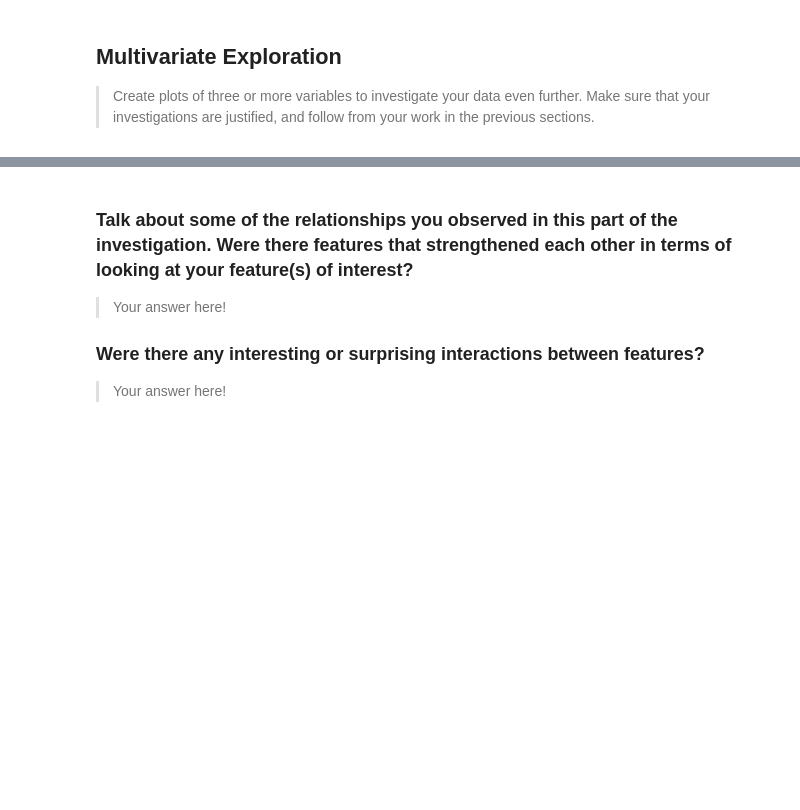
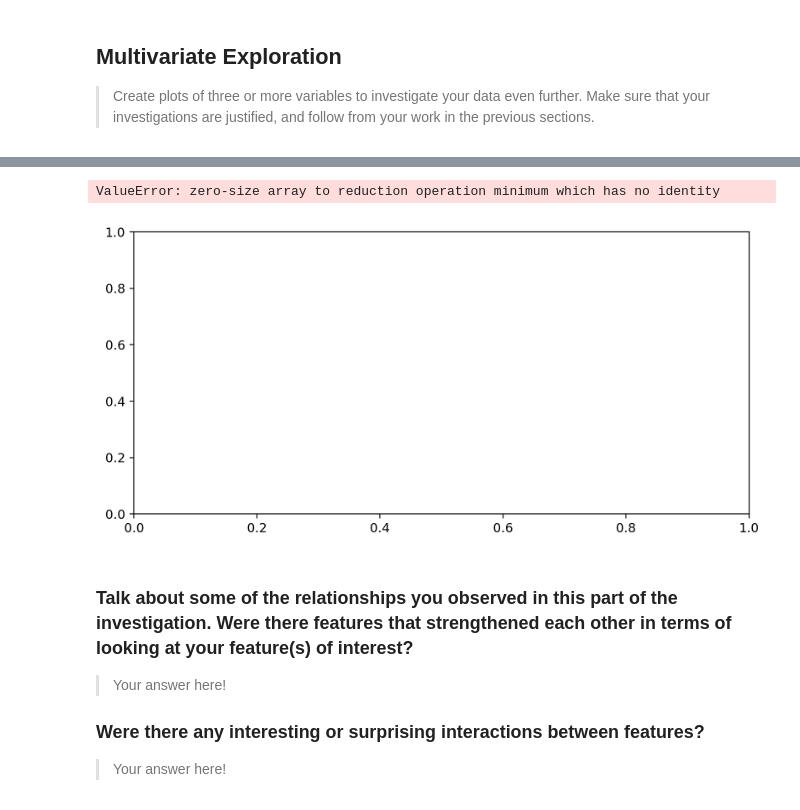
Before and after one commit to brk-a/alx-t-data-analyst, a Jupyter notebook: 0x02-project_3_visualise_data/Part_I_exploration_template.ipynb, the cells around one changed output, grey strips where cells are left out. Cells and saved outputs as stored; diff of their text form; code cells hidden in the pictures; blank space fills up the shorter version.

```diff
--- a/0x02-project_3_visualise_data/Part_I_exploration_template.ipynb
+++ b/0x02-project_3_visualise_data/Part_I_exploration_template.ipynb
@@ -982,0 +1022,10 @@ your work in the previous sections.
+# %%
+#df to use for viz
+income = list(df['IncomeRange'])
+employed = list(df['EmploymentStatus'])
+homeowner = list(df['IsBorrowerHomeowner'])
+rate= list(df['BorrowerRate'])
+
+corr_df = pd.DataFrame(data=[income, employed, homeowner, rate], index=['Income', 'Employed', 'Homeowner', 'Rate']).transpose()
+corr_df = corr_df[pd.notnull(corr_df['Employed'])]
+corr_df.info()
@@ -983,3 +1042,15 @@ your work in the previous sections.
+# %%
+#sub-plots
+fig, ax = create_sub()
+
+#correlation matrix
+corr = corr_df.corr()
+
+#plot
+sns.heatmap(corr, mask=np.zeros_like(corr, dtype=np.bool), cmap=sns.diverging_palette(255, 32, l=65, center="dark", as_cmap=True), square=True, ax=ax, annot=True, fmt="0.2f", linewidths=.5);
+# %% [output]
+ValueError: zero-size array to reduction operation minimum which has no identity
+[figure, added]
 # %% [markdown]
 ### Talk about some of the relationships you observed in this part of the investigation. Were there features that strengthened each other in terms of looking at your feature(s) of interest?
 
```
Also changed, not shown: parts of 14 cells of this notebook.
